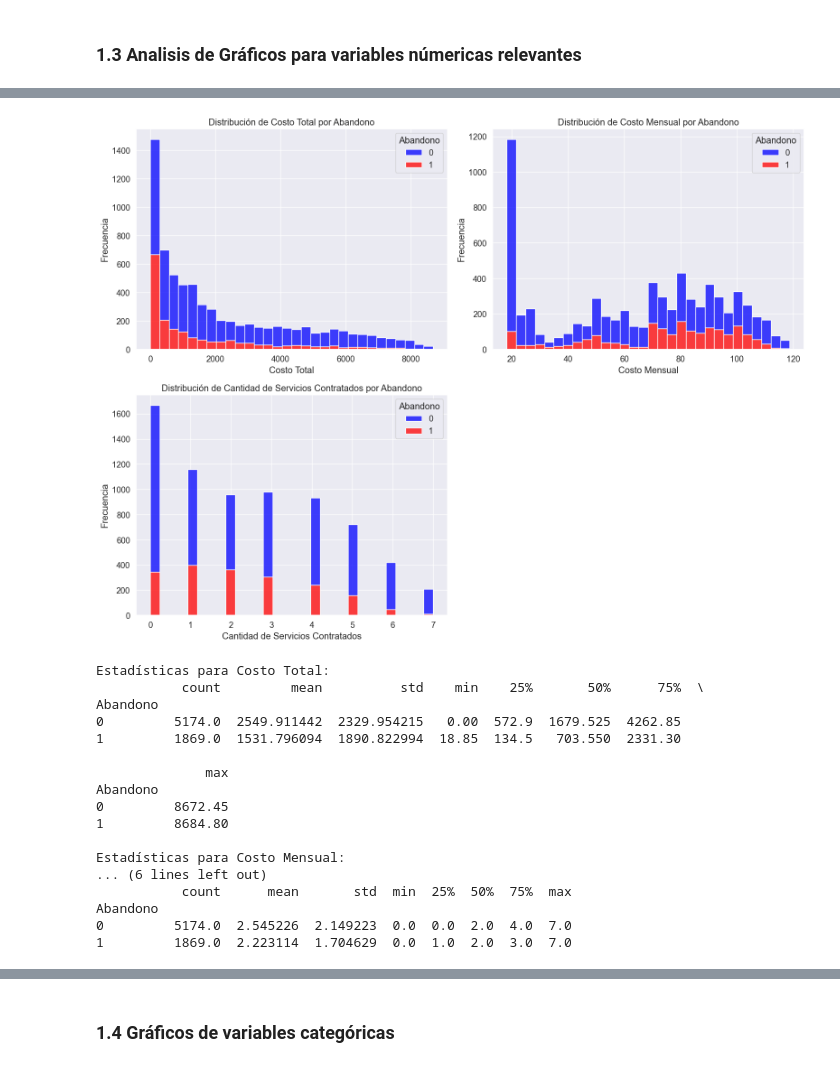
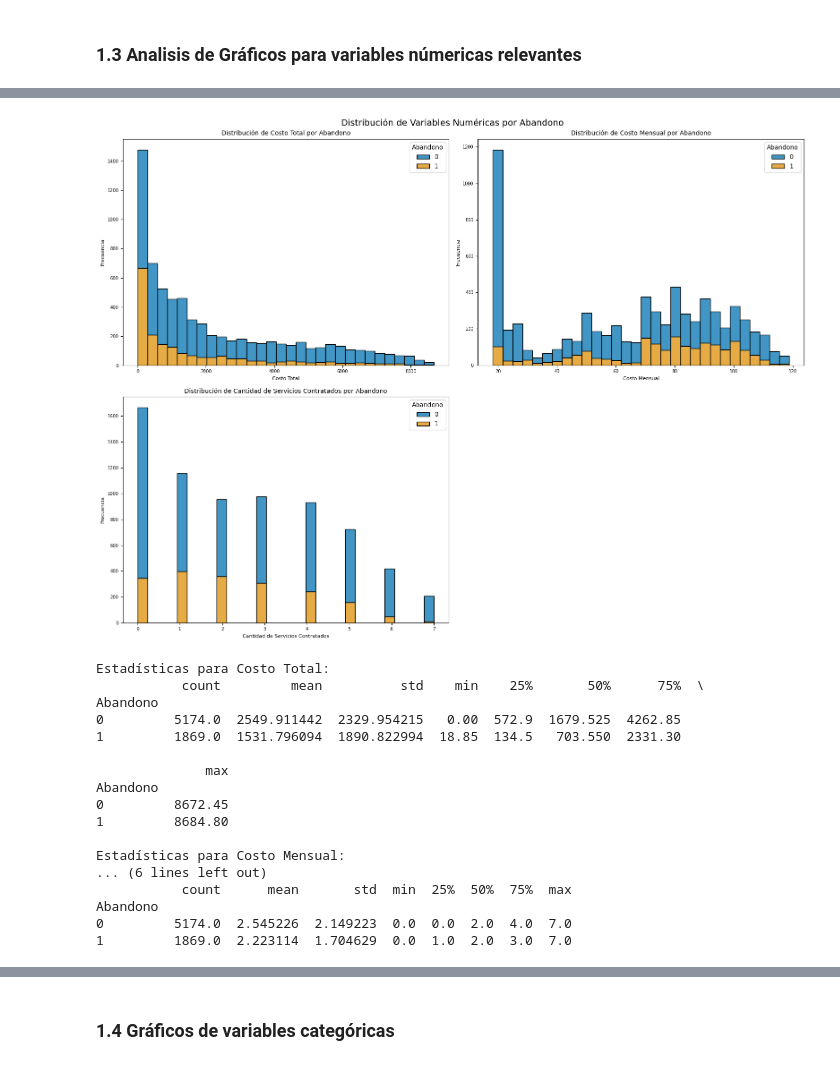
Before and after one commit to gedp/challenge3-data-science-alura-latam, a Jupyter notebook: TelecomX_LATAM.ipynb, the cells around one changed output, grey strips where cells are left out. Drawn from its saved outputs; the diff is of its cells as text; code cells hidden in the pictures.

```diff
--- a/TelecomX_LATAM.ipynb
+++ b/TelecomX_LATAM.ipynb
@@ -159,34 +156,38 @@ plt.show()
 # %%
-# Visualización de la distribución de las variables numéricas por Abandono(Crunch)
+# distribución de las variables numéricas por Abandono(Crunch)
 plt.figure(figsize=(16,12))
+
+palette_colorblind = sns.color_palette("colorblind")[:2]
 
 # Histogramas por estado de Abandono
 for i, columna in enumerate(columnas_numericas, 1):
     plt.subplot(2, 2, i)
 
-    # Histograma separado por abandono
     sns.histplot(
         data=data,
         x=columna,
         hue='Abandono',
-        multiple="stack",  # Apilar histogramas
-        palette=['blue', 'red'],  # Colores distintivos
+        multiple="stack",
+        palette=palette_colorblind,
         bins=30  # Número de bins
     )
 
-    plt.title(f'Distribución de {columna} por Abandono')
-    plt.xlabel(columna)
-    plt.ylabel('Frecuencia')
+    plt.title(f'Distribución de {columna} por Abandono', fontsize=10)
+    plt.xlabel(columna, fontsize=8)
+    plt.ylabel('Frecuencia', fontsize=8)
+    plt.xticks(fontsize=7)
+    plt.yticks(fontsize=7)
 
+plt.suptitle('Distribución de Variables Numéricas por Abandono', fontsize=14)
 plt.tight_layout()
 plt.show()
 
 # Análisis estadístico complementario
 for columna in columnas_numericas:
     print(f"\nEstadísticas para {columna}:")
     print(data.groupby('Abandono')[columna].describe())
 # %% [output]
-[figure, old version]
+[figure, new version]
 Estadísticas para Costo Total:
            count         mean          std    min    25%       50%      75%  \
 Abandono
```
Also changed, not shown: parts of 105 cells of this notebook, 15 other files.
